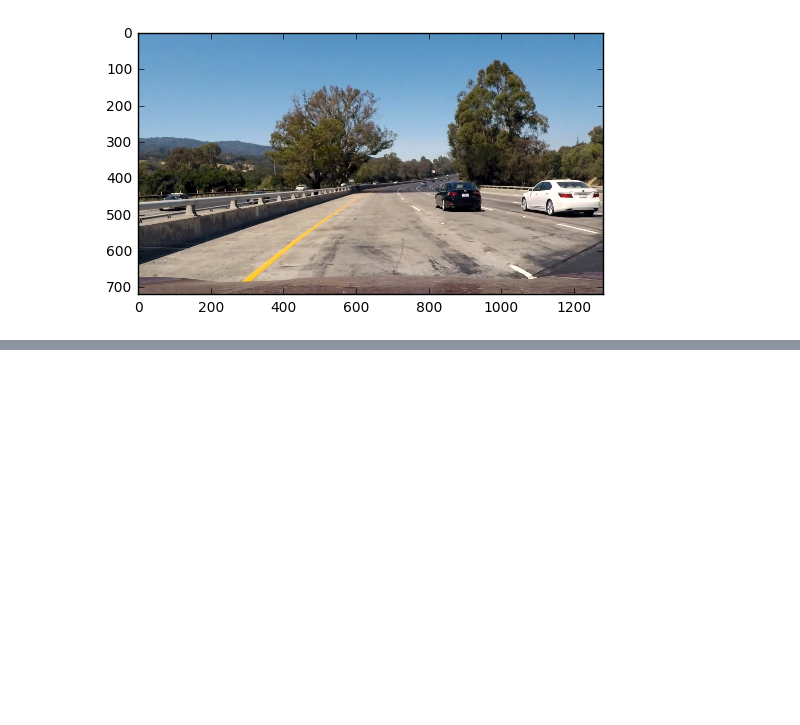
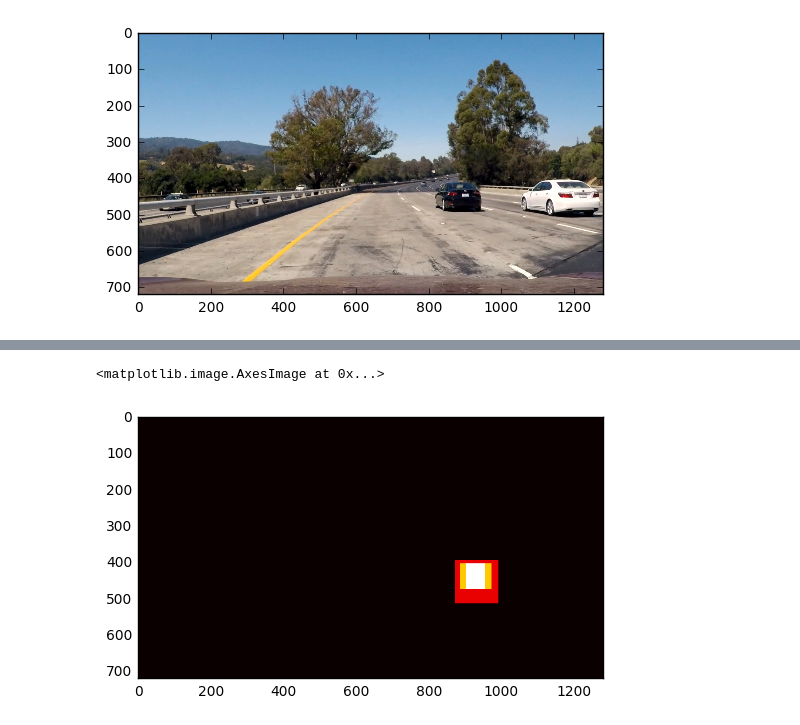
Before and after one commit to xtsxisaxns/Vehicle-Detection, a Jupyter notebook: vehicle-detection.ipynb, the cells around one changed output, grey strips where cells are left out. Drawn from its saved outputs; the diff is of its cells as text; code cells hidden in the pictures; blank space fills up the shorter version.

Commit message:
add filter

```diff
--- a/vehicle-detection.ipynb
+++ b/vehicle-detection.ipynb
@@ -699,0 +564,25 @@ Real label:  [ 0.  0.  0.]
+# %%
+#Heatmap
+#Heatmap is used to filter wrong boxes
+def add_heat(heatmap,bboxes):
+    for box in bboxes:
+        #Add 1 for all pixels inside each box
+        # Assuming each box takes the form ((x1,y1),(x2,y2))
+        heatmap[box[0][1]:box[1][1],box[0][0]:box[1][0]] += 1
+    return heatmap
+# %%
+# Test add_heat function
+test_imgs = glob.glob('./test_images/*.jpg')
+test_img1 = mpimage.imread(test_imgs[3])
+
+test_img_float = test_img1.astype(np.float32)/255
+hot_windows,all_windows = search_all_scales(test_img_float,classifier=svc)
+
+# Make a heatmap
+heatmap_img = np.zeros_like(test_img1[:,:,0])
+
+Heatmap_img = add_heat(heatmap_img,hot_windows)
+plt.imshow(heatmap_img,cmap='hot')
+# %% [output]
+<matplotlib.image.AxesImage at 0x...>
+[figure, added]
```
Also changed, not shown: parts of 26 cells of this notebook, 1 other file.
